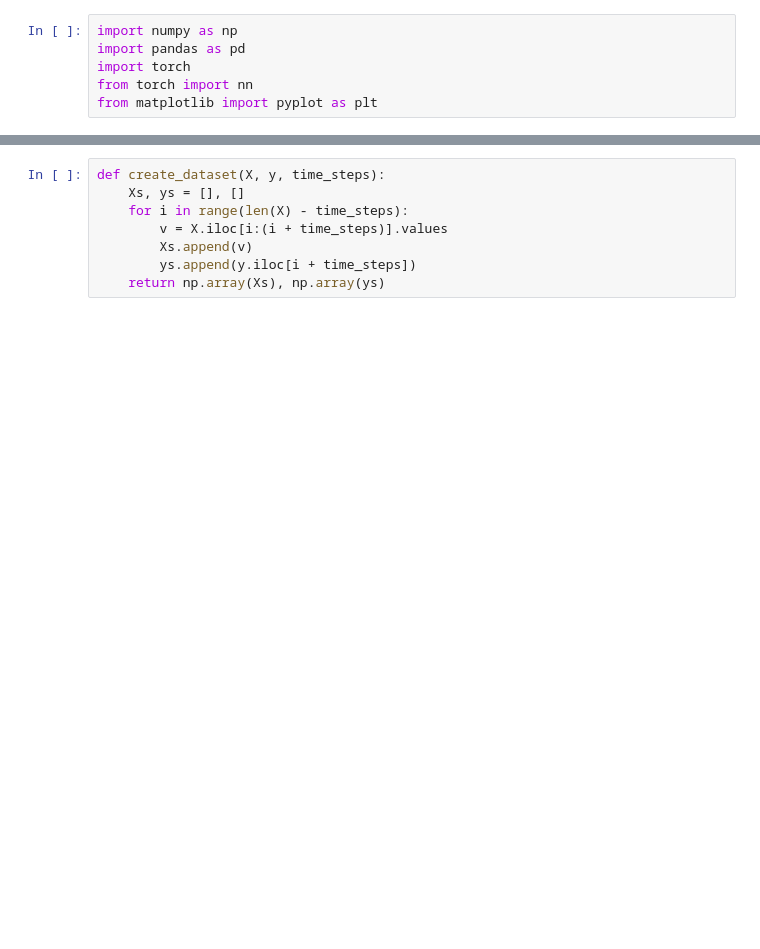
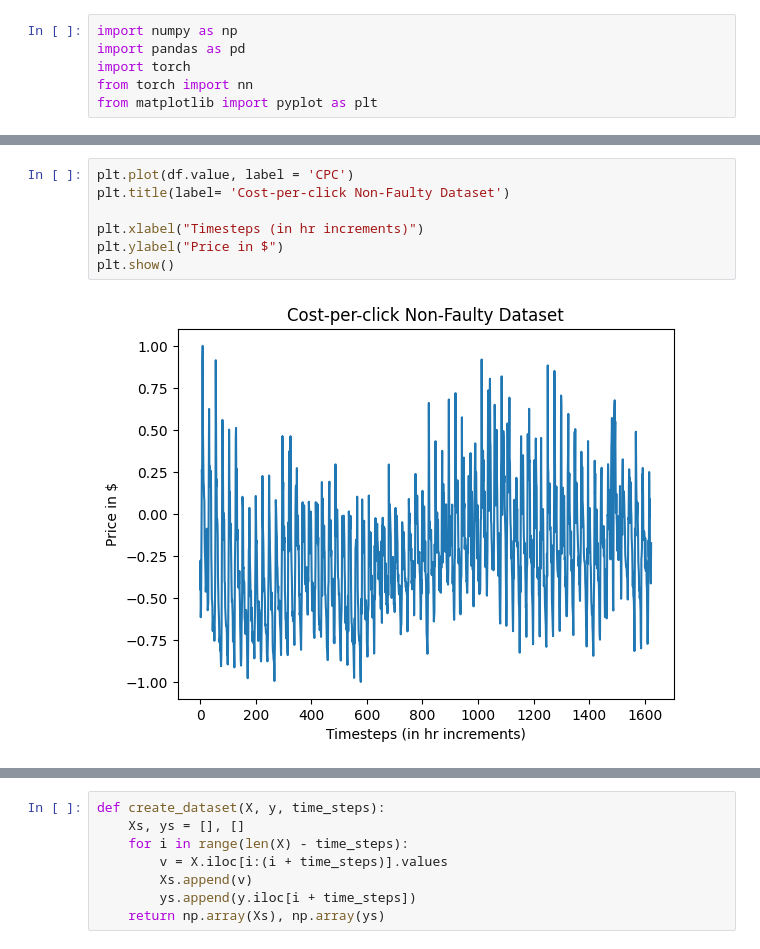
Before and after one commit to lewisevans38/Suez-Time-Series-Anomaly-Detection-, a Jupyter notebook: RNNonNAB_cpc.ipynb, the cells around one changed output, grey strips where cells are left out. Cells and saved outputs as stored; diff of their text form; blank space fills up the shorter version.

```diff
--- a/RNNonNAB_cpc.ipynb
+++ b/RNNonNAB_cpc.ipynb
@@ -47,0 +60,9 @@ See the caveats in the documentation: https://pandas.pydata.org/pandas-docs/stab
+# %%
+plt.plot(df.value, label = 'CPC')
+plt.title(label= 'Cost-per-click Non-Faulty Dataset')
+
+plt.xlabel("Timesteps (in hr increments)")
+plt.ylabel("Price in $")
+plt.show()
+# %% [output]
+[figure, added]
```
Also changed, not shown: parts of 16 cells of this notebook.
